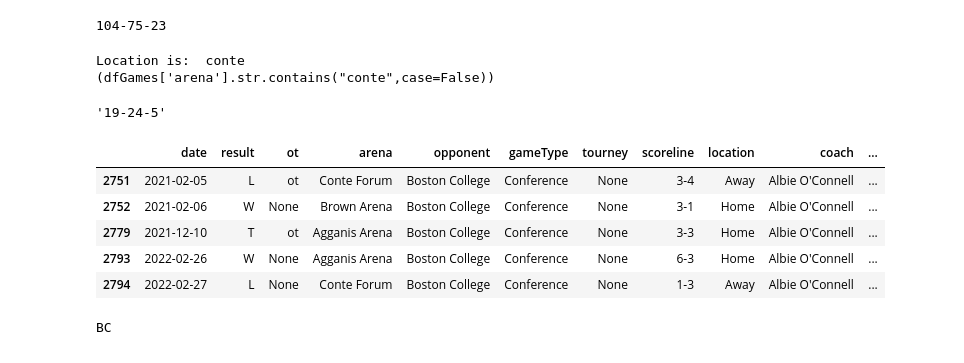
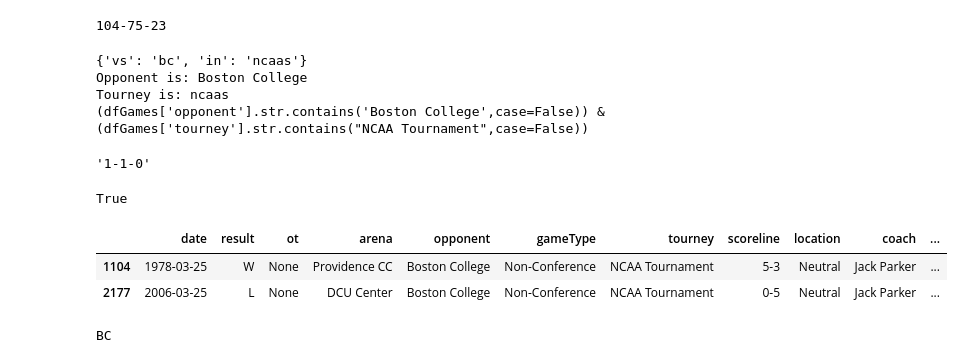
Before and after one commit to redsoxfan2194/buhockeystats, a Jupyter notebook: BU Record Book-Clean.ipynb, the cells around one changed output. Drawn from its saved outputs; the diff is of its cells as text; code cells hidden in the pictures.

```diff
--- a/BU Record Book-Clean.ipynb
+++ b/BU Record Book-Clean.ipynb
@@ -543,21 +592,24 @@ def getResults(dfGames,query):
     else:
         return "No Results Found"
 # %%
-query='record at conte'
+query='record vs BC in the NCAAs'
 getResults(dfGames,query)
 # %% [output]
-Location is:  conte
-(dfGames['arena'].str.contains("conte",case=False))
+{'vs': 'bc', 'in': 'ncaas'}
+Opponent is: Boston College
+Tourney is: ncaas
+(dfGames['opponent'].str.contains('Boston College',case=False)) & (dfGames['tourney'].str.contains("NCAA Tournament",case=False))
-'19-24-5'
+'1-1-0'
+# %%
+'GLI' in tourneyDict.keys()
+# %% [output]
+True
 # %%
-dfGames.loc[(dfGames['opponent']=='Boston College') & (dfGames['date']>'2021')]
+dfGames.loc[(dfGames['opponent'].str.contains('Boston College',case=False)) & (dfGames['tourney'].str.contains("NCAA Tournament",case=False))]
 # %% [output]
 |  | date | result | ot | arena | opponent | gameType | tourney | scoreline | location | coach | ... |
-| 2751 | 2021-02-05 | L | ot | Conte Forum | Boston College | Conference | None | 3-4 | Away | Albie O'Connell | ... |
-| 2752 | 2021-02-06 | W | None | Brown Arena | Boston College | Conference | None | 3-1 | Home | Albie O'Connell | ... |
-| 2779 | 2021-12-10 | T | ot | Agganis Arena | Boston College | Conference | None | 3-3 | Home | Albie O'Connell | ... |
-| 2793 | 2022-02-26 | W | None | Agganis Arena | Boston College | Conference | None | 6-3 | Home | Albie O'Connell | ... |
-| 2794 | 2022-02-27 | L | None | Conte Forum | Boston College | Conference | None | 1-3 | Away | Albie O'Connell | ... |
+| 1104 | 1978-03-25 | W | None | Providence CC | Boston College | Non-Conference | NCAA Tournament | 5-3 | Neutral | Jack Parker | ... |
+| 2177 | 2006-03-25 | L | None | DCU Center | Boston College | Non-Conference | NCAA Tournament | 0-5 | Neutral | Jack Parker | ... |
 # %%
 qWords=query.split(' ')
 for i in qWords:
```
Also changed, not shown: parts of 4 cells of this notebook, 2 other files.
